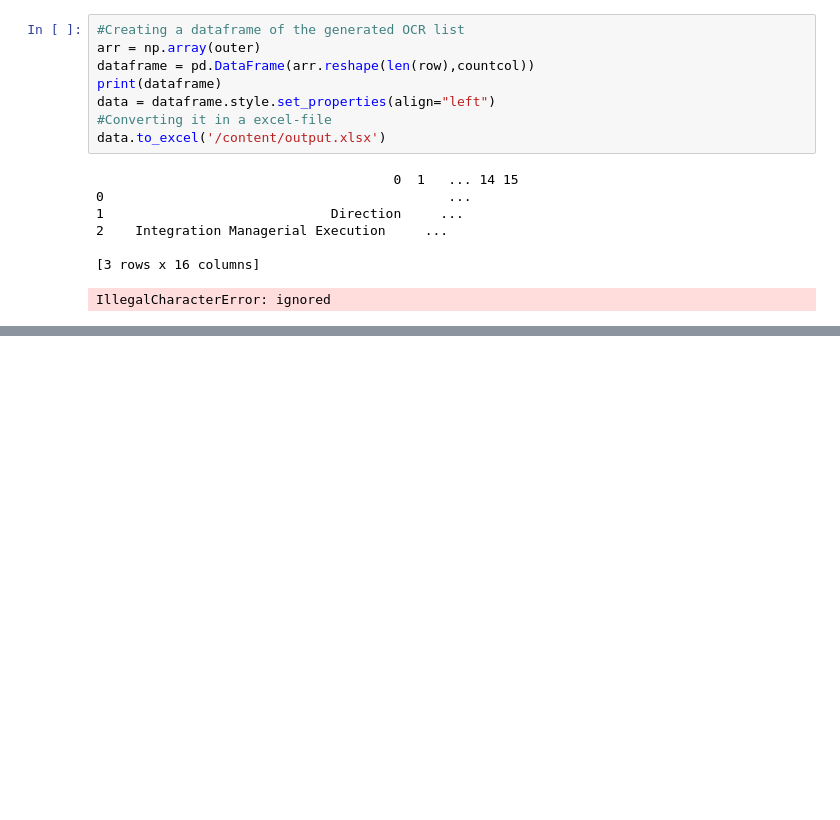
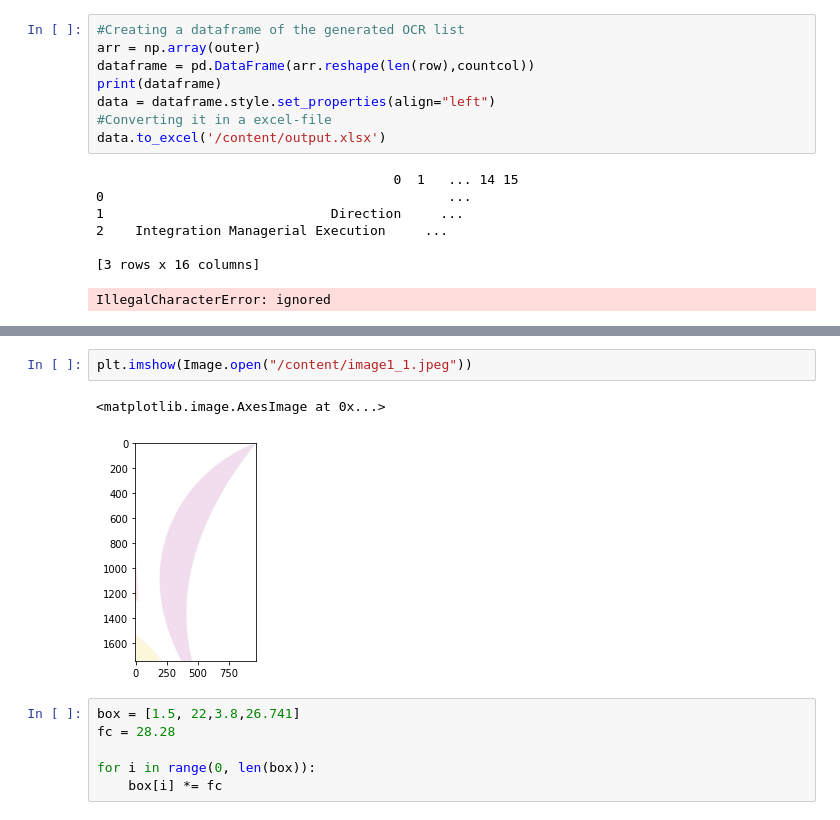
Before and after one commit to plaban1981/POCs, a Jupyter notebook: How_to_turn_screenshots_of_a_table_to_editable_data_using_OpenCV_and_pytesseract.ipynb, the cells around one changed output, grey strips where cells are left out. Saved outputs shown, nothing was run; the diff lists cells and outputs as text; blank space fills up the shorter version.

```diff
--- a/How_to_turn_screenshots_of_a_table_to_editable_data_using_OpenCV_and_pytesseract.ipynb
+++ b/How_to_turn_screenshots_of_a_table_to_editable_data_using_OpenCV_and_pytesseract.ipynb
@@ -401,0 +536,11 @@ IllegalCharacterError: ignored
+# %%
+plt.imshow(Image.open("/content/image1_1.jpeg"))
+# %% [output]
+<matplotlib.image.AxesImage at 0x...>
+[figure, added]
+# %%
+box = [1.5, 22,3.8,26.741]
+fc = 28.28
+
+for i in range(0, len(box)):
+    box[i] *= fc
```
Also changed, not shown: parts of 16 cells of this notebook.
